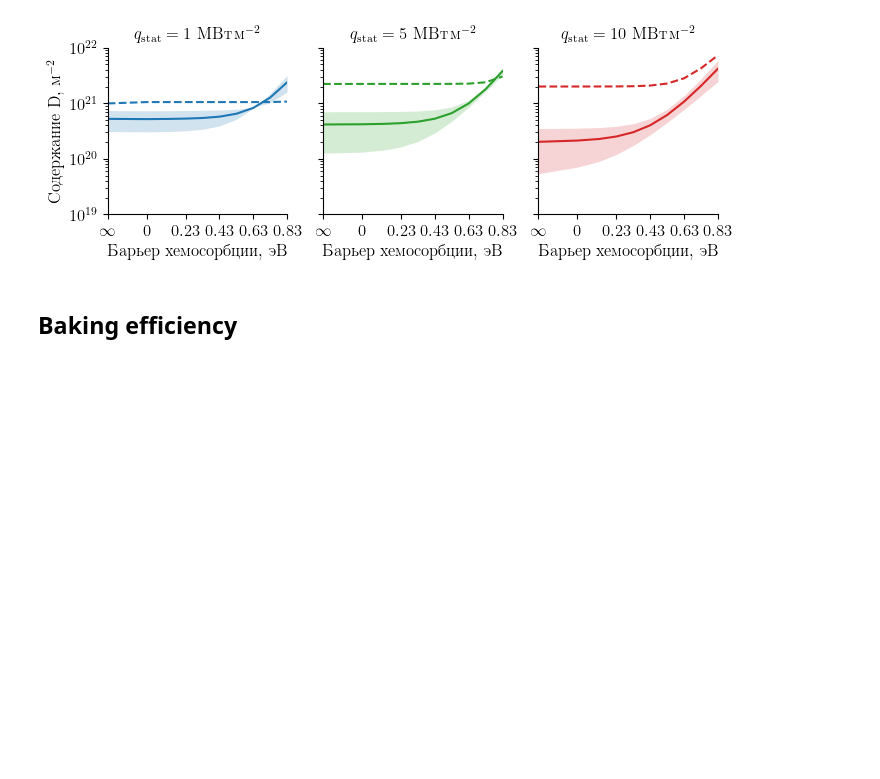
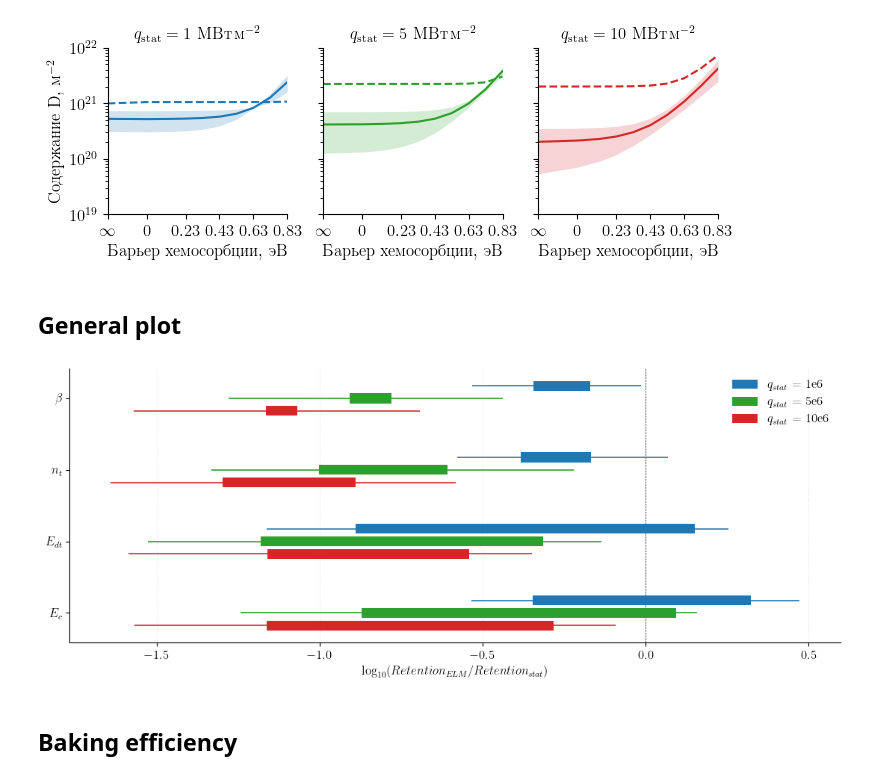
Before and after one commit to KulaginVladimir/PhD, a Jupyter notebook: Scripts/Chapter_3/ELMs/ELMs.ipynb, the cells around one changed output. Cells and saved outputs as stored; diff of their text form; code cells hidden in the pictures; blank space fills up the shorter version.

Commit message:
upd ch1 and new figure for ch3

```diff
--- a/Scripts/Chapter_3/ELMs/ELMs.ipynb
+++ b/Scripts/Chapter_3/ELMs/ELMs.ipynb
@@ -1,7 +1,7 @@
 # %% [markdown]
 This book reproduces the results on the D retention in W under ELM-like loads, presented in [V.Kulagin JNM 2025](https://www.sciencedirect.com/science/article/abs/pii/S0022311524004719). Since the computed data is heavy, the raw results can be accessed via Zenodo archive. To use this book, one should define an appropriate PATH to the data in the archive.
 # %%
-path = "/mnt/X/PhD_data/ELMs/"
+path = "/mnt/x/PhD_data/ELMs/"
 # %% [markdown]
 ## Libraries
 # %%
@@ -674,16 +674,16 @@ def plot_data(axis, x, ELM_data, stat_data, color):
     )
     axis.plot(x, stat_data[i], color=color, lw=1.5, ls="dashed")
 # %%
-ELM_data = []
+ELM_beta_data = []
 for q in ["1e6", "5e6", "10e6"]:
     tmp = []
     for f in [10, 100]:
         tmp.append(get_data(path + f"Flux to energy ratio/{q}/{f}Hz/"))
-    ELM_data.append(tmp)
+    ELM_beta_data.append(tmp)
 
 betas = [1, 1.3333, 2, 2.5, 5, 10]
 
-stat_data = [
+stat_beta_data = [
     [get_stat(path + f"Flux to energy ratio/{q}/")[0] for b in betas]
     for q in ["1e6", "5e6", "10e6"]
 ]
@@ -694,7 +694,7 @@ fig, axs = plt.subplots(
     1, 3, figsize=(200 * mm2inch, 55 * mm2inch), sharex=True, sharey=True
 )
 for i, ax in enumerate(axs):
-    plot_data(ax, betas, ELM_data, stat_data, colors[i])
+    plot_data(ax, betas, ELM_beta_data, stat_beta_data, colors[i])
     ax.set_xlabel(r"$\upbeta$")
     ax.set_xticks([i for i in range(1, 11)])
     ax.set_title(titles[i], fontsize=12)
@@ -799,3 +799,5 @@ plt.savefig("../../../Thesis/images/rec_var.pdf", bbox_inches="tight", pad_inche
 plt.show()
 # %% [output]
 [figure]
+# %% [markdown]
+## General plot
@@ -802,3 +902,18 @@ plt.show()
+# %%
+params = [
+    {"name": r"$\beta$",    "ELM_data": ELM_beta_data,  "stat_data": stat_beta_data},
+    {"name": r"$n_t$",      "ELM_data": ELM_conc_data,   "stat_data": stat_conc_data},
+    {"name": r"$E_{dt}$",   "ELM_data": ELM_Edt_data,    "stat_data": stat_Edt_data},
+    {"name": r"$E_c$",      "ELM_data": ELM_data,        "stat_data": stat_data},
+]
+
+forest_plot_multi_params(
+    params,
+    use_log10=True,
+    xref=0.0
+)
+# %% [output]
+[figure, added]
 # %% [markdown]
 ## Baking efficiency
 # %%
```
Also changed, not shown: parts of 1 cell of this notebook, 4 other files.
